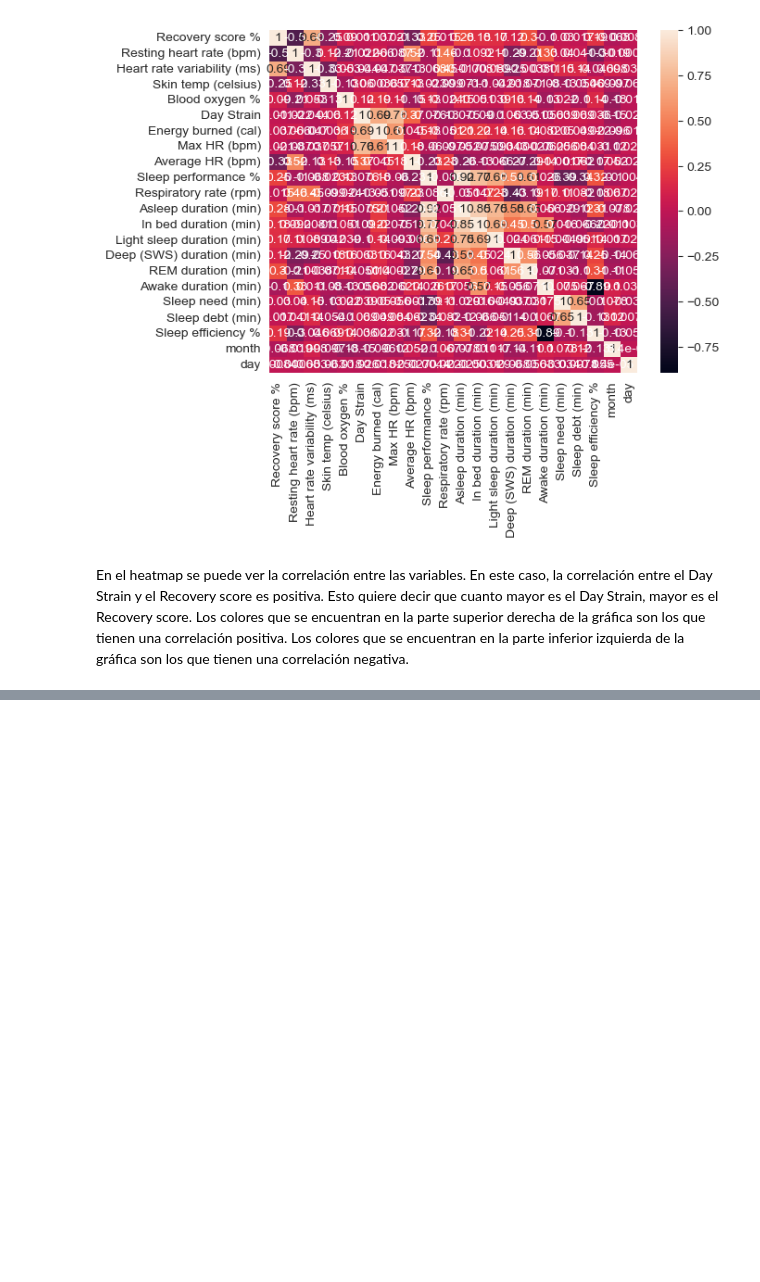
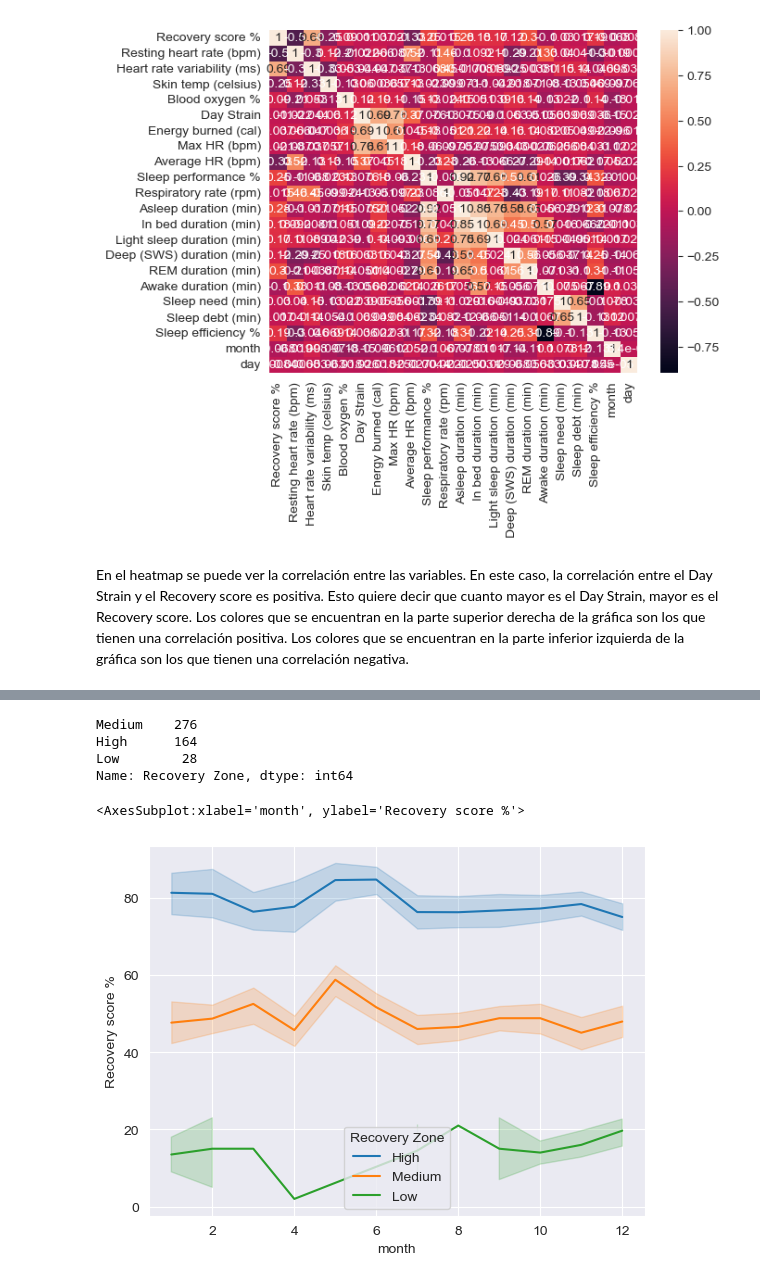
Before and after one commit to infantesromeroadrian/IRON-AIR-WHOOP, a Jupyter notebook: Iron_AIR.ipynb, the cells around one changed output, grey strips where cells are left out. Cells and saved outputs as stored; diff of their text form; code cells hidden in the pictures; blank space fills up the shorter version.

```diff
--- a/Iron_AIR.ipynb
+++ b/Iron_AIR.ipynb
@@ -507,0 +524,10 @@ Los colores que se encuentran en la parte inferior izquierda de la gráfica son
+# %%
+def recovery_zone(x):
+    if x < 25:
+        return 'Low'
+    elif 65 >= x >= 25:
+        return 'Medium'
+    elif x >= 65:
+        return 'High'
+# %%
+physiological_cycles['Recovery Zone'] = physiological_cycles['Recovery score %'].apply(recovery_zone)
@@ -507,0 +550,12 @@ Los colores que se encuentran en la parte inferior izquierda de la gráfica son
+# %%
+physiological_cycles['Recovery Zone'].value_counts()
+# %% [output]
+Medium    276
+High      164
+Low        28
+Name: Recovery Zone, dtype: int64
+# %%
+sns.lineplot(x='month', y='Recovery score %', hue='Recovery Zone', data=physiological_cycles, ci=95)
+# %% [output]
+<AxesSubplot:xlabel='month', ylabel='Recovery score %'>
+[figure, added]
```
Also changed, not shown: parts of 7 cells of this notebook.
